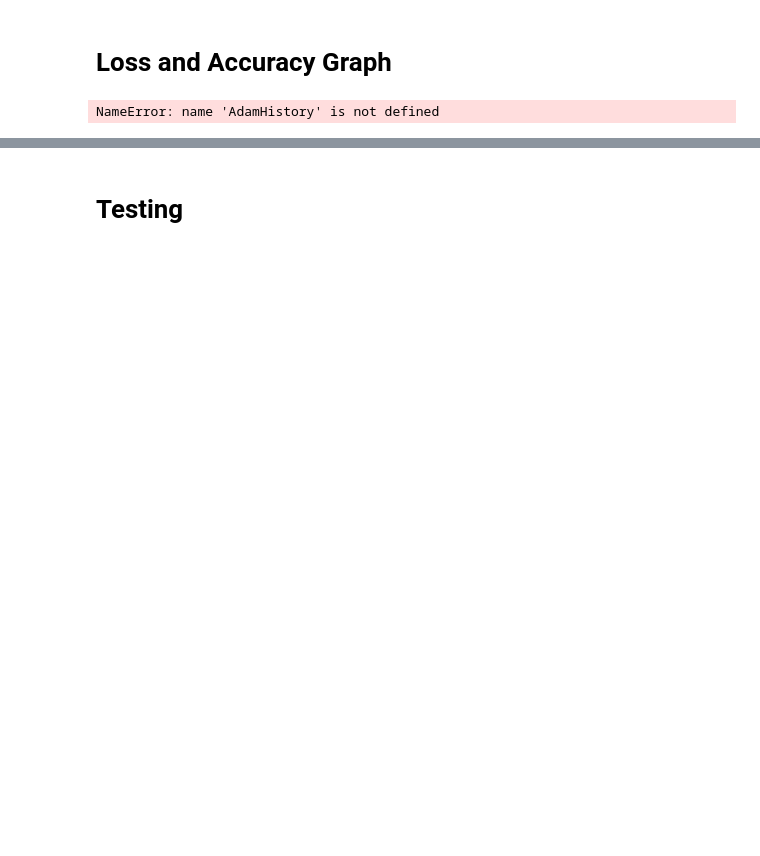
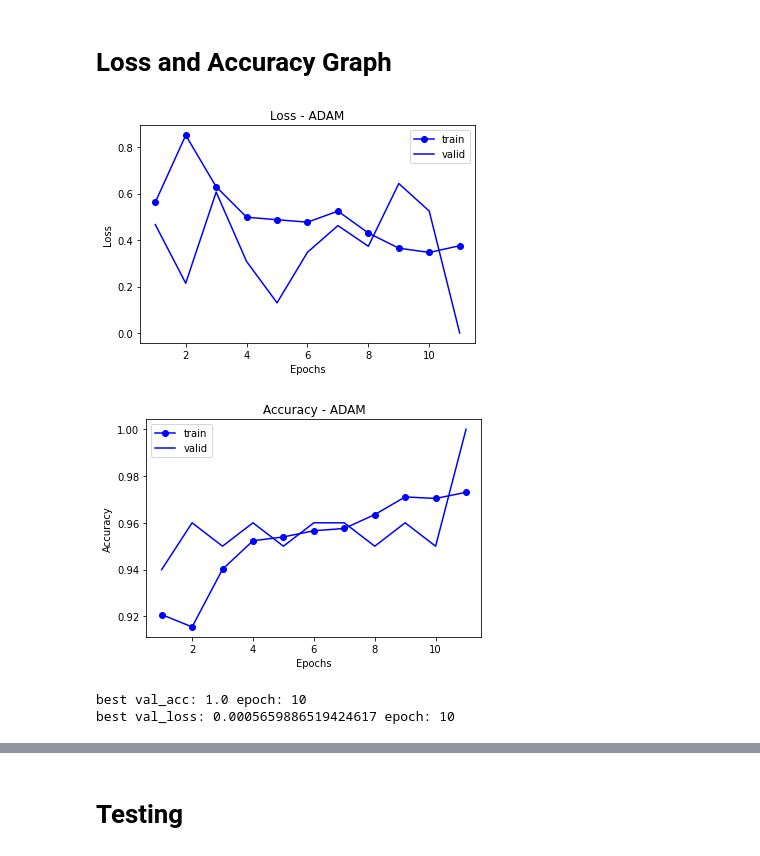
Before and after one commit to Shaunmak1214/birds-classifier, a Jupyter notebook: mobile_net.ipynb, the cells around one changed output, grey strips where cells are left out. Cells and saved outputs as stored; diff of their text form; code cells hidden in the pictures; blank space fills up the shorter version.

```diff
--- a/mobile_net.ipynb
+++ b/mobile_net.ipynb
@@ -230,29 +228,34 @@ fig.show()
 # %%
 history_dict = AdamHistory.history
 loss_values = history_dict["loss"]
 val_loss_values = history_dict["val_loss"]
 acc_values = history_dict["accuracy"]
 val_acc_values = history_dict["val_accuracy"]
 epochs = range(1, len(history_dict["accuracy"]) + 1)
 
+plt.figure(facecolor="w")
 plt.plot(epochs, loss_values, "b",marker="o", label="train")
 plt.plot(epochs, val_loss_values, "b", label="valid")
 plt.title("Loss - ADAM")
 plt.xlabel("Epochs")
 plt.ylabel("Loss")
 plt.legend()
 plt.show()
 
+plt.figure(facecolor="w")
 plt.plot(epochs, acc_values, "b", marker="o", label="train")
 plt.plot(epochs, val_acc_values, "b", label="valid")
 plt.title("Accuracy - ADAM")
 plt.xlabel("Epochs")
 plt.ylabel("Accuracy")
 plt.legend()
 plt.show()
 
 import numpy as np
 print("best val_acc:", np.max(val_acc_values), "epoch:", np.argmax(val_acc_values))
 print("best val_loss:", np.min(val_loss_values), "epoch:", np.argmin(val_loss_values))
 # %% [output]
+[figure, added]
+[figure, added]
-NameError: name 'AdamHistory' is not defined
+best val_acc: 1.0 epoch: 10
+best val_loss: 0.0005659886519424617 epoch: 10
```
Also changed, not shown: parts of 8 cells of this notebook, 19 other files.
